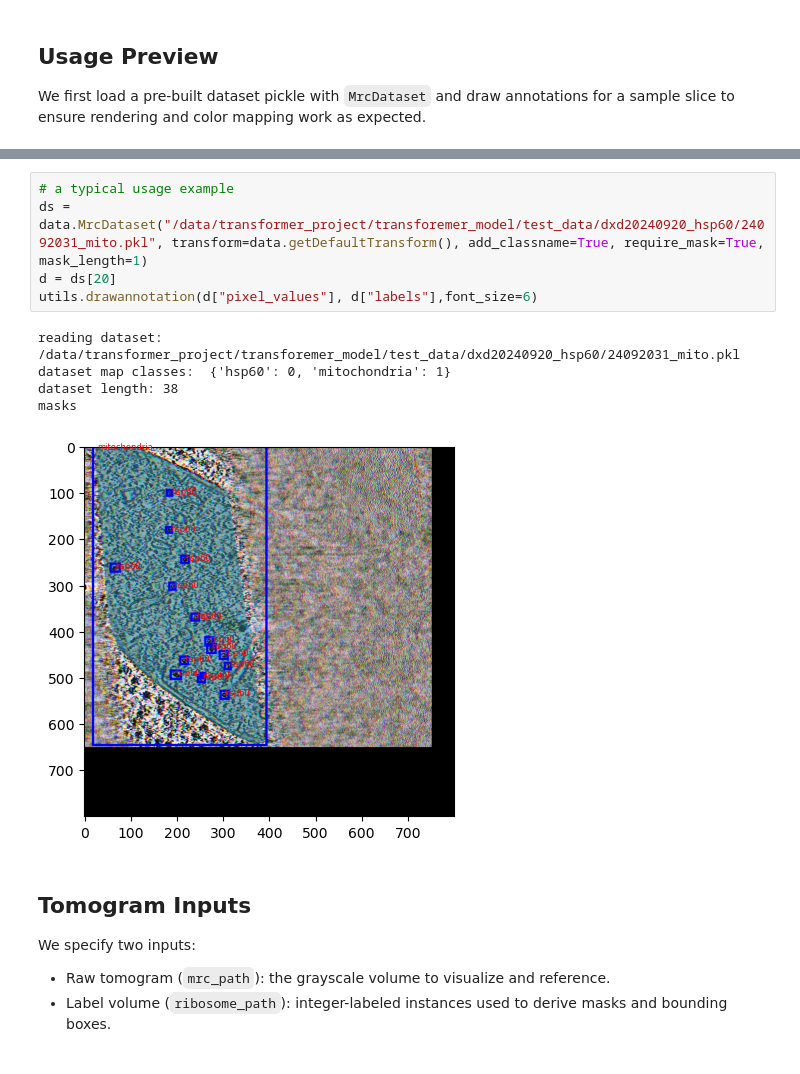
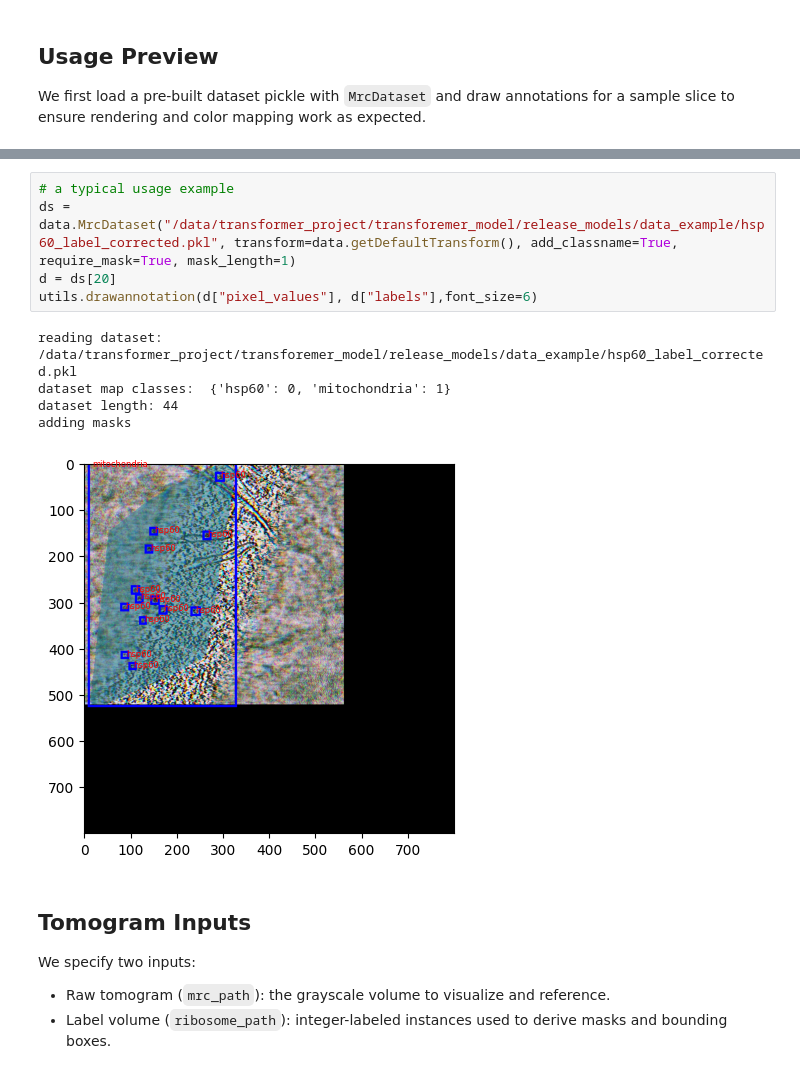
Before and after one commit to tyfei0216/TomoGNN, a Jupyter notebook: notebooks/buildDataset.ipynb, the cells around one changed output, grey strips where cells are left out. Saved outputs shown, nothing was run; the diff lists cells and outputs as text.

```diff
--- a/notebooks/buildDataset.ipynb
+++ b/notebooks/buildDataset.ipynb
@@ -34,14 +41,14 @@ We first load a pre-built dataset pickle with `MrcDataset` and draw annotations
 # %%
 # a typical usage example
-ds = data.MrcDataset("/data/transformer_project/transforemer_model/test_data/dxd20240920_hsp60/24092031_mito.pkl", transform=data.getDefaultTransform(), add_classname=True, require_mask=True, mask_length=1)
+ds = data.MrcDataset("/data/transformer_project/transforemer_model/release_models/data_example/hsp60_label_corrected.pkl", transform=data.getDefaultTransform(), add_classname=True, require_mask=True, mask_length=1)
 d = ds[20]
 utils.drawannotation(d["pixel_values"], d["labels"],font_size=6)
 # %% [output]
-reading dataset: /data/transformer_project/transforemer_model/test_data/dxd20240920_hsp60/24092031_mito.pkl
+reading dataset: /data/transformer_project/transforemer_model/release_models/data_example/hsp60_label_corrected.pkl
 dataset map classes:  {'hsp60': 0, 'mitochondria': 1}
-dataset length: 38
-masks
+dataset length: 44
+adding masks
-[figure, old version]
+[figure, new version]
 # %% [markdown]
 ## Tomogram Inputs
 We specify two inputs:
```
Also changed, not shown: parts of 6 cells of this notebook, 15 other files.
